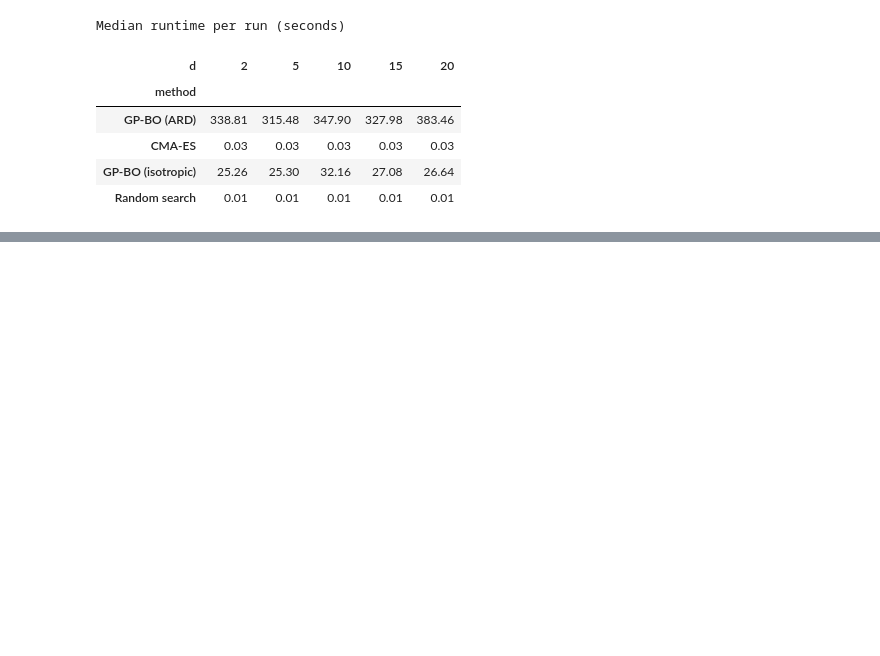
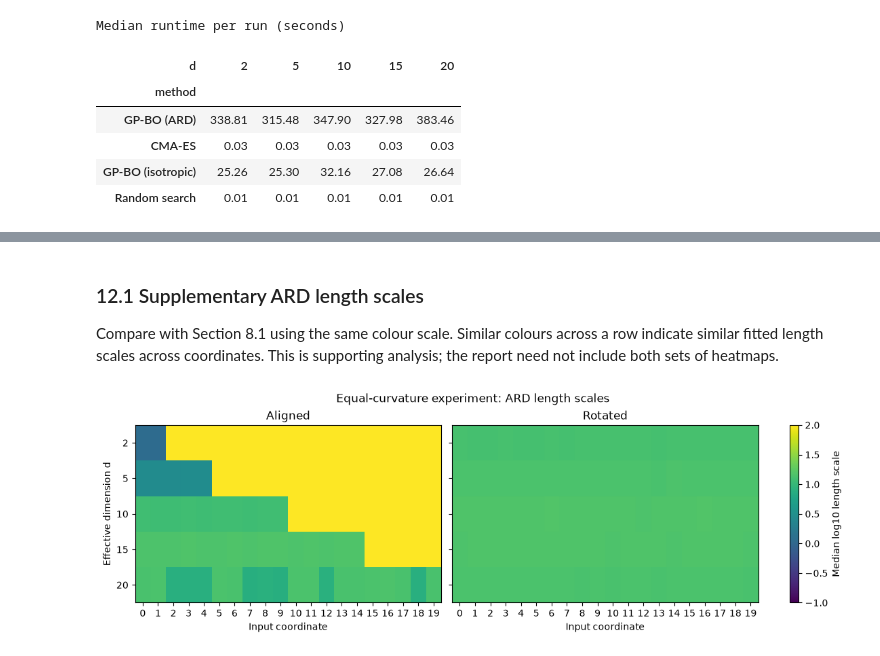
Before and after one commit to joanne-1234/dsa4212-assignment, a Jupyter notebook: code/analysis.ipynb, the cells around one changed output, grey strips where cells are left out. Drawn from its saved outputs; the diff is of its cells as text; code cells hidden in the pictures; blank space fills up the shorter version.

```diff
--- a/code/analysis.ipynb
+++ b/code/analysis.ipynb
@@ -625,0 +682,26 @@ _Key findings:_
+# %% [markdown]
+### 12.1 Supplementary ARD length scales
+Compare with Section 8.1 using the same colour scale. Similar colours across a row indicate similar fitted length scales across coordinates. This is supporting analysis; the report need not include both sets of heatmaps.
+# %%
+# Use the same length-scale heatmap and colour scale as Section 8.1.
+supp_ard_final = supp_final[supp_final["method"] == "bo_ard_equal_curvature"]
+supp_scale_columns = [f"length_scale{i}" for i in range(D)]
+
+fig, axes = plt.subplots(1, 2, figsize=(11, 3.6), sharey=True, layout="constrained")
+for ax, orientation in zip(axes, ["aligned", "rotated"]):
+    values = supp_ard_final[supp_ard_final["orientation"] == orientation]
+    scales = np.log10(values[supp_scale_columns]).groupby(values["d"]).median()
+    image = ax.imshow(
+        scales.reindex(EFFECTIVE_DIMS), aspect="auto", cmap="viridis", vmin=-1, vmax=2,
+    )
+    ax.set_title(orientation.capitalize())
+    ax.set_xticks(range(D))
+    ax.set_xlabel("Input coordinate")
+    ax.set_yticks(range(len(EFFECTIVE_DIMS)))
+    ax.set_yticklabels(EFFECTIVE_DIMS)
+axes[0].set_ylabel("Effective dimension d")
+fig.colorbar(image, ax=axes, label="Median log10 length scale")
+fig.suptitle("Equal-curvature experiment: ARD length scales")
+plt.show()
+# %% [output]
+[figure, added]
```
Also changed, not shown: parts of 11 cells of this notebook.
